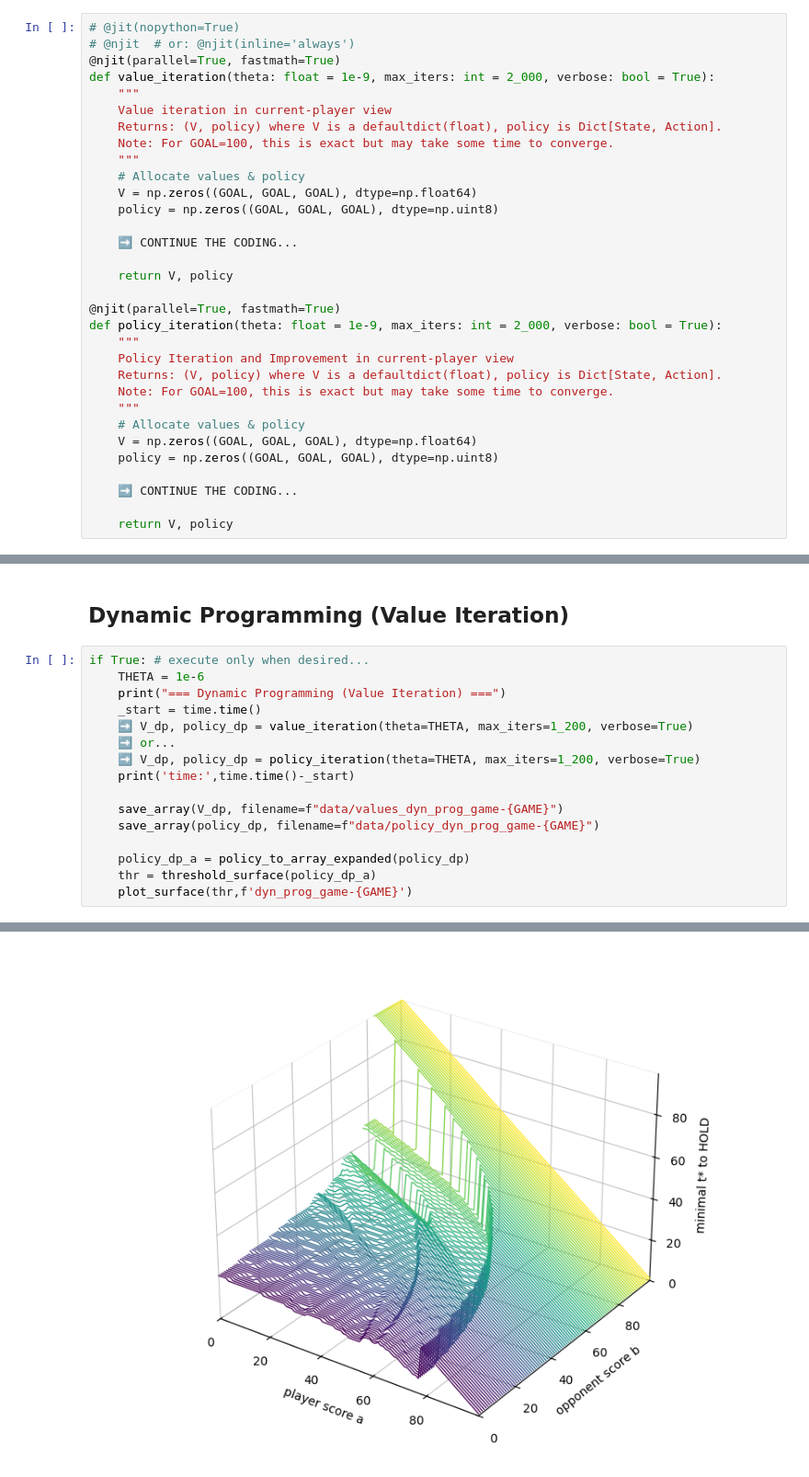
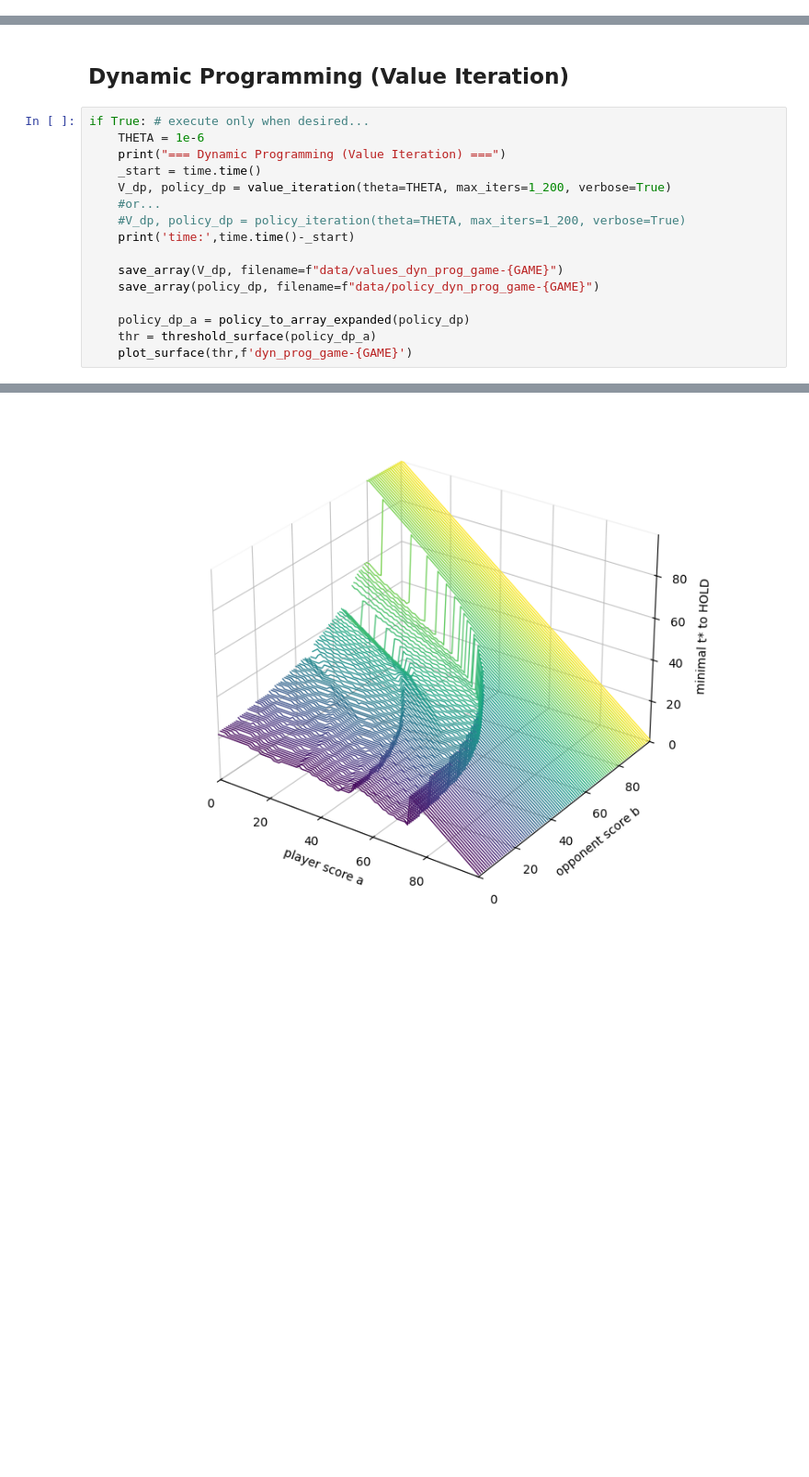
Before and after one commit to sofiagzzloz/RL_Assignment, a Jupyter notebook: Pig Dice Game (numba) RL Dynamic Programming (Assignment).ipynb, the cells around one changed output, grey strips where cells are left out. Shown at 92% size. Saved outputs shown, nothing was run; the diff lists cells and outputs as text; blank space fills up the shorter version.

```diff
--- a/Pig Dice Game (numba) RL Dynamic Programming (Assignment).ipynb
+++ b/Pig Dice Game (numba) RL Dynamic Programming (Assignment).ipynb
@@ -344,35 +344,3 @@ Saved 3D plot to: data/threshold_surface_3d_hold_at_25.png
 **Choose and implement one algorithm**
 * Policy Iteration and Improvement
 * Value Iteration
-# %%
-# @jit(nopython=True)
-# @njit  # or: @njit(inline='always')
-@njit(parallel=True, fastmath=True)
-def value_iteration(theta: float = 1e-9, max_iters: int = 2_000, verbose: bool = True):
-    """
-    Value iteration in current-player view
-    Returns: (V, policy) where V is a defaultdict(float), policy is Dict[State, Action].
-    Note: For GOAL=100, this is exact but may take some time to converge.
-    """
-    # Allocate values & policy
-    V = np.zeros((GOAL, GOAL, GOAL), dtype=np.float64)
-    policy = np.zeros((GOAL, GOAL, GOAL), dtype=np.uint8)
-
-    ➡️ CONTINUE THE CODING...
-
-    return V, policy
-
-@njit(parallel=True, fastmath=True)
-def policy_iteration(theta: float = 1e-9, max_iters: int = 2_000, verbose: bool = True):
-    """
-    Policy Iteration and Improvement in current-player view
-    Returns: (V, policy) where V is a defaultdict(float), policy is Dict[State, Action].
-    Note: For GOAL=100, this is exact but may take some time to converge.
-    """
-    # Allocate values & policy
-    V = np.zeros((GOAL, GOAL, GOAL), dtype=np.float64)
-    policy = np.zeros((GOAL, GOAL, GOAL), dtype=np.uint8)
-
-    ➡️ CONTINUE THE CODING...
-
-    return V, policy
@@ -383,9 +450,9 @@ if True: # execute only when desired...
     THETA = 1e-6
     print("=== Dynamic Programming (Value Iteration) ===")
     _start = time.time()
-    ➡️ V_dp, policy_dp = value_iteration(theta=THETA, max_iters=1_200, verbose=True)
-    ➡️ or...
-    ➡️ V_dp, policy_dp = policy_iteration(theta=THETA, max_iters=1_200, verbose=True)
+    V_dp, policy_dp = value_iteration(theta=THETA, max_iters=1_200, verbose=True)
+    #or...
+    #V_dp, policy_dp = policy_iteration(theta=THETA, max_iters=1_200, verbose=True)
     print('time:',time.time()-_start)
 
     save_array(V_dp, filename=f"data/values_dyn_prog_game-{GAME}")
@@ -414,2 +470,2 @@ time: 1.861208200454712
 Saved 3D plot to: data/threshold_surface_3d_dyn_prog_game-0.png
-[figure, old version]
+[figure, new version]
```
Also changed, not shown: parts of 7 cells of this notebook, 4 other files.
